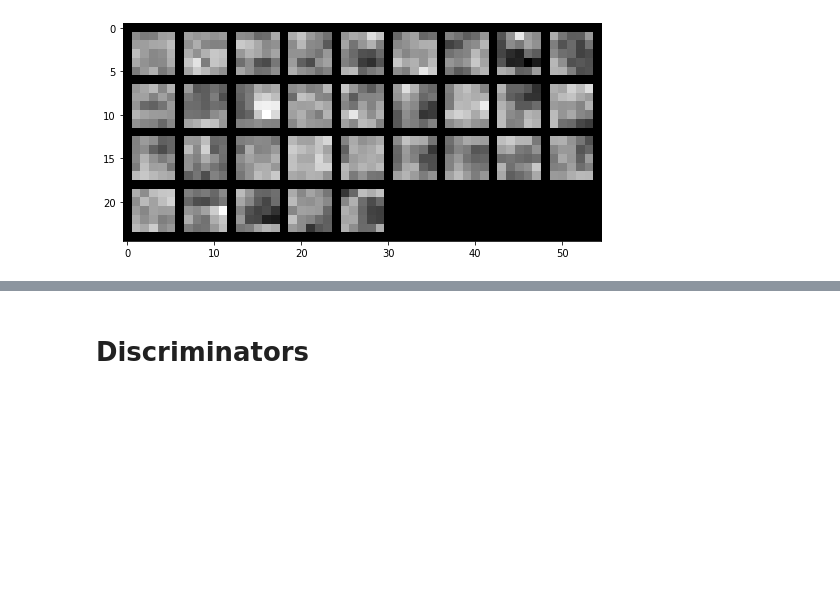
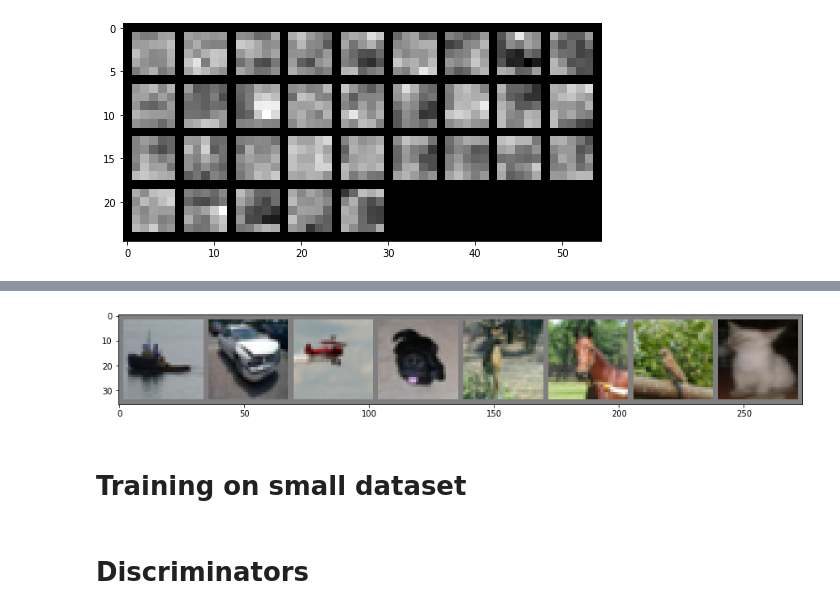
Before and after one commit to realfolkcode/AdversarialRegularization, a Jupyter notebook: filters.ipynb, the cells around one changed output, grey strips where cells are left out. Cells and saved outputs as stored; diff of their text form; code cells hidden in the pictures; blank space fills up the shorter version.

Commit message:
Prepare CIFAR10 dataset

```diff
--- a/filters.ipynb
+++ b/filters.ipynb
@@ -185,3 +271,9 @@ plot_kernels(filters_loader[2], nrow=9)
+# %%
+plot_random_images(test_loader)
+# %% [output]
+[figure, added]
+# %% [markdown]
+# Training on small dataset
 # %% [markdown]
 # Discriminators
 # %%
```
Also changed, not shown: parts of 14 cells of this notebook.
